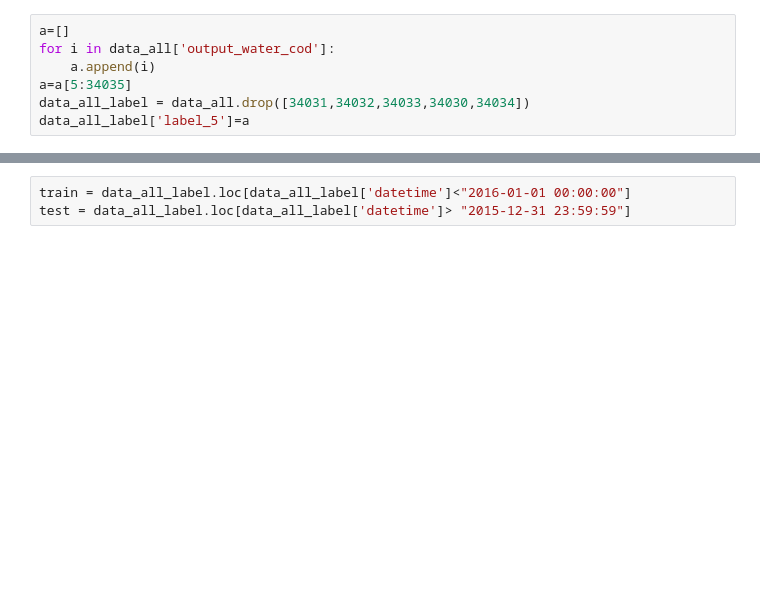
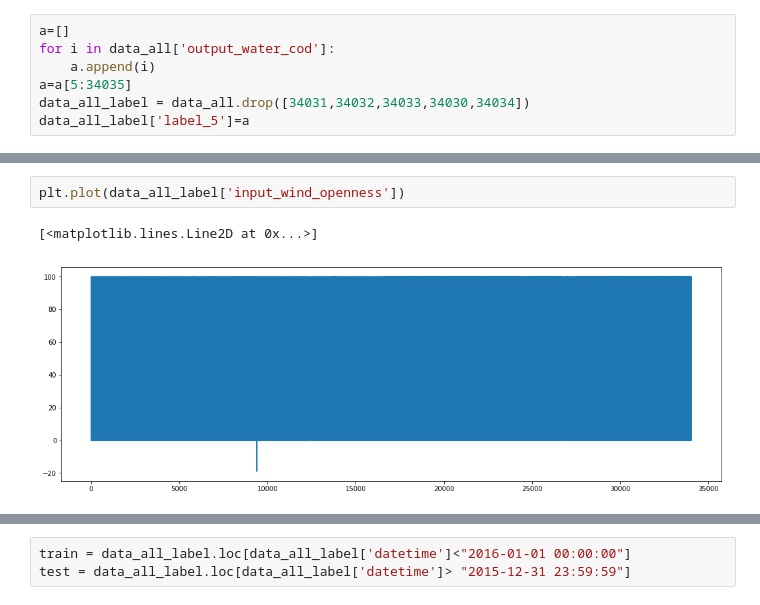
Before and after one commit to MyLearningTest/prediction_model, a Jupyter notebook: script/water_clean/Water_Regression.ipynb, the cells around one changed output, grey strips where cells are left out. Saved outputs shown, nothing was run; the diff lists cells and outputs as text; blank space fills up the shorter version.

```diff
--- a/script/water_clean/Water_Regression.ipynb
+++ b/script/water_clean/Water_Regression.ipynb
@@ -71,0 +85,5 @@ data_all_label['label_5']=a
+# %%
+plt.plot(data_all_label['input_wind_openness'])
+# %% [output]
+[<matplotlib.lines.Line2D at 0x...>]
+[figure, added]
```
Also changed, not shown: parts of 25 cells of this notebook.
